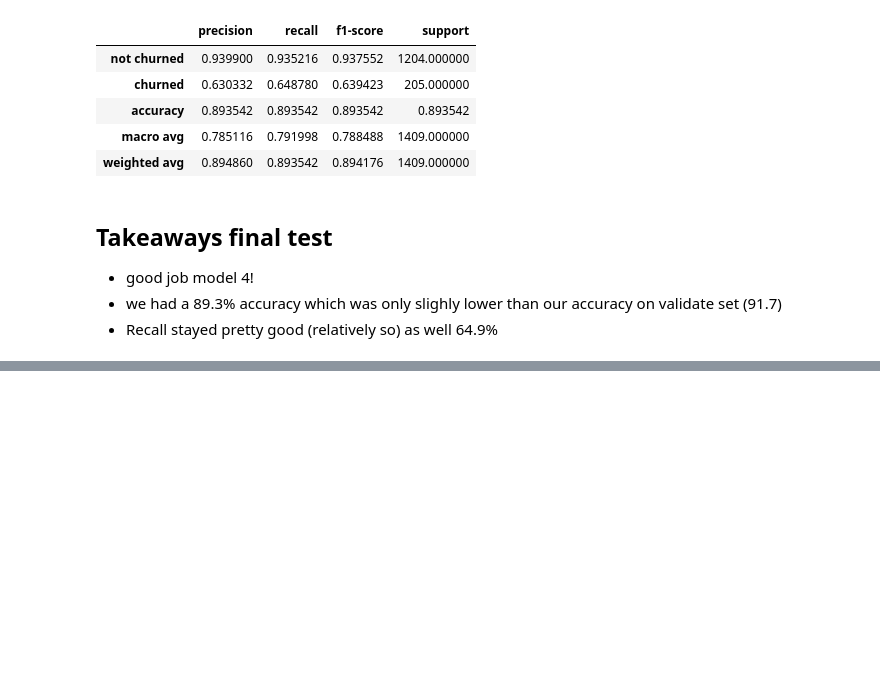
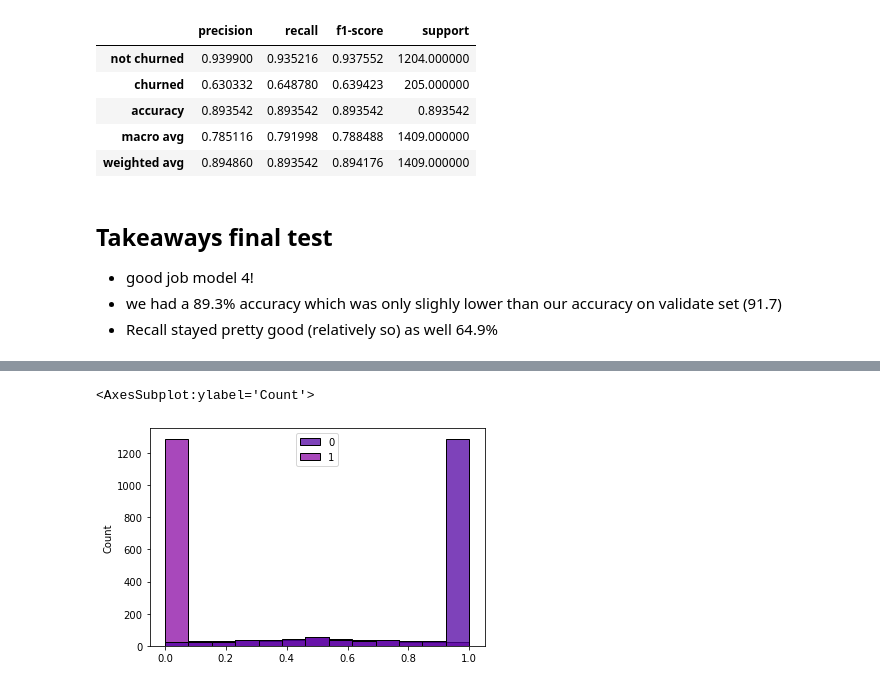
Before and after one commit to HeatherOrtegaMcMillan/telco_churn_classification_project, a Jupyter notebook: inital_project_notebook.ipynb, the cells around one changed output, grey strips where cells are left out. Cells and saved outputs as stored; diff of their text form; code cells hidden in the pictures; blank space fills up the shorter version.

Commit message:
add 5th model and try some graphing

```diff
--- a/inital_project_notebook.ipynb
+++ b/inital_project_notebook.ipynb
@@ -1331,3 +1332,6 @@ model_performs(X_test, y_test, model4)
 - good job model 4!
 - we had a 89.3% accuracy which was only slighly lower than our accuracy on validate set (91.7)
 - Recall stayed pretty good (relatively so) as well 64.9%
+# %%
+model4_probs = model4.predict_proba(X_validate)
+model4_probs
@@ -1333,0 +1346,5 @@ model_performs(X_test, y_test, model4)
+# %%
+sns.histplot(model4_probs)
+# %% [output]
+<AxesSubplot:ylabel='Count'>
+[figure, added]
```
Also changed, not shown: parts of 19 cells of this notebook.
